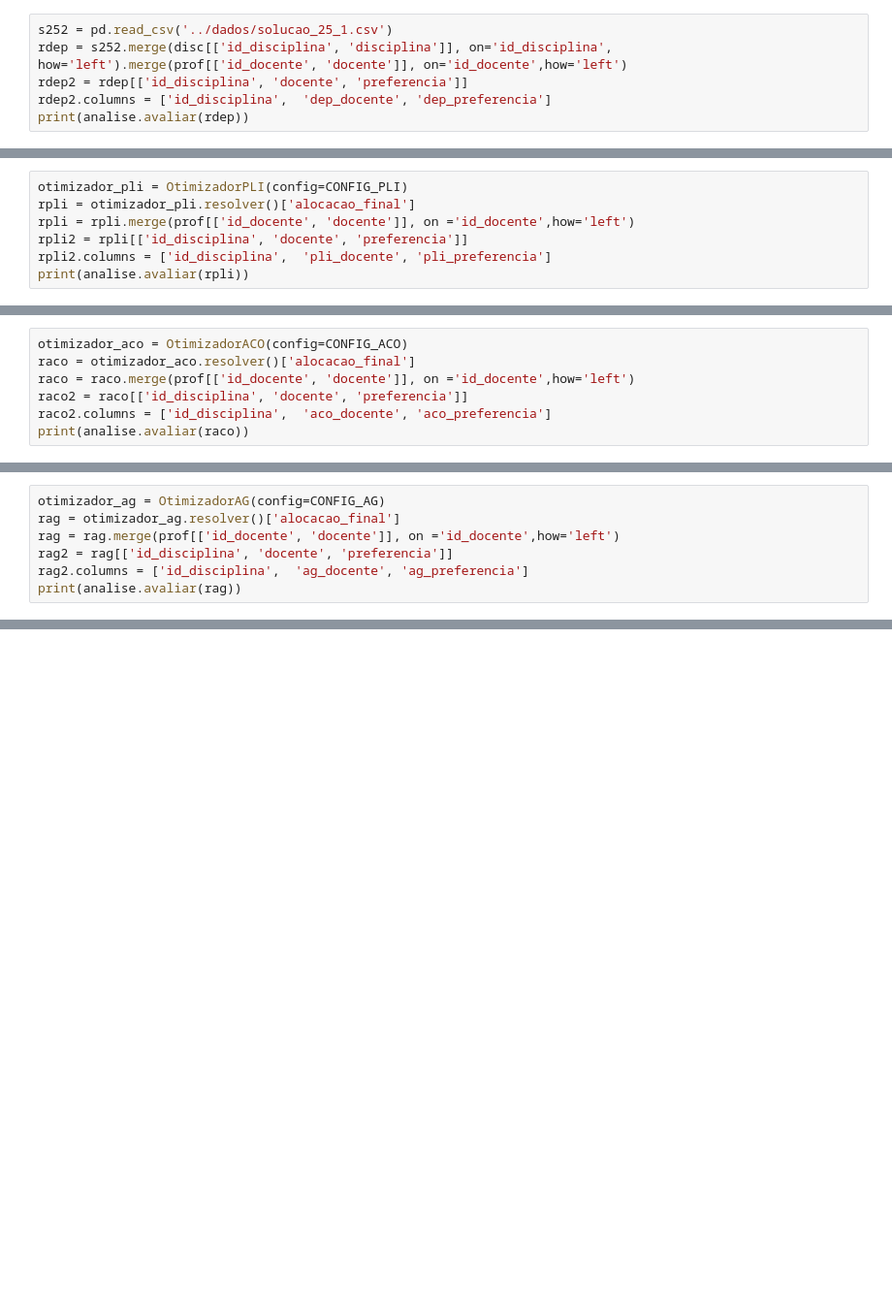
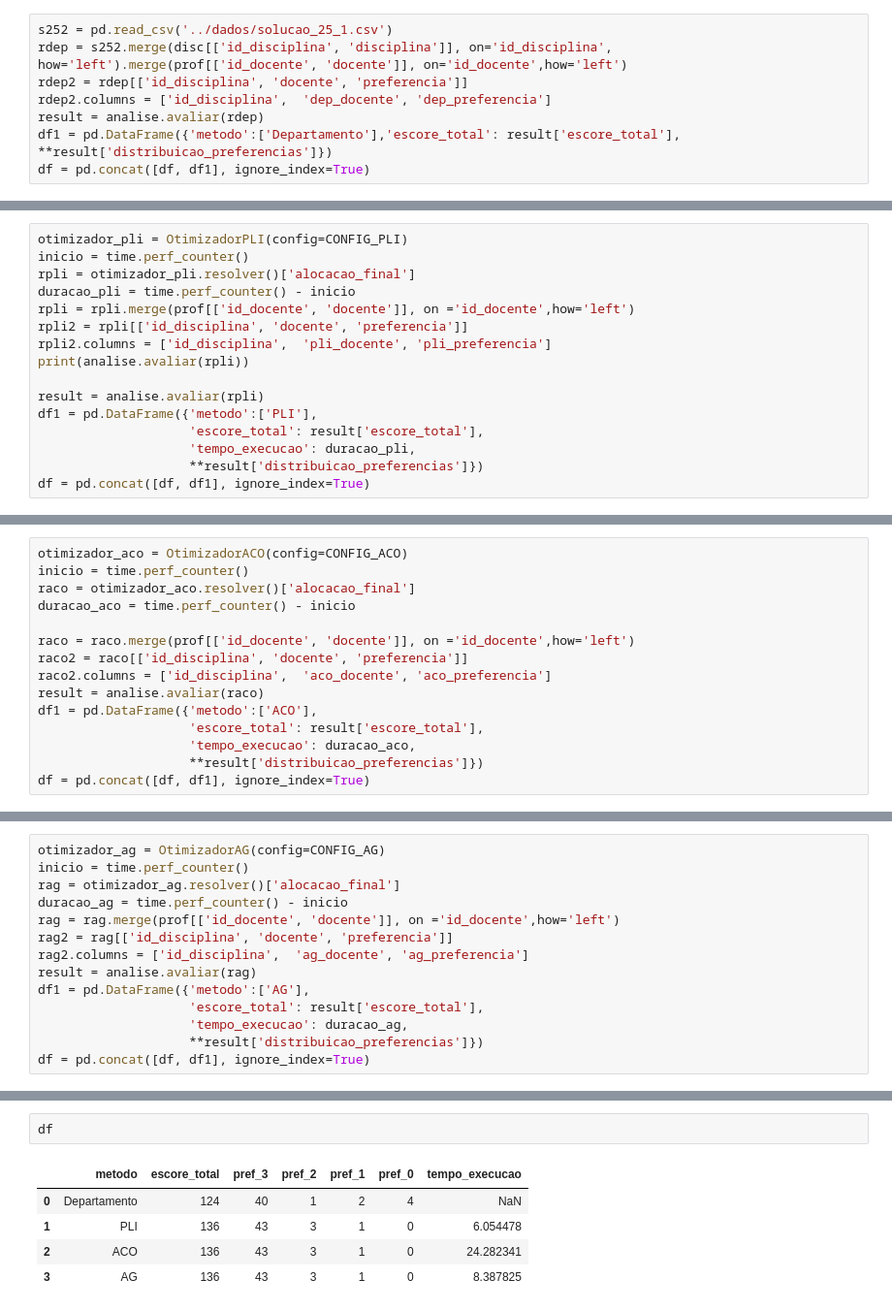
Before and after one commit to karl-peixoto/tcc_organizacao, a Jupyter notebook: codigos/analise_comparativa.ipynb, the cells around one changed output, grey strips where cells are left out. Shown at 97% size. Cells and saved outputs as stored; diff of their text form; blank space fills up the shorter version.

```diff
--- a/codigos/analise_comparativa.ipynb
+++ b/codigos/analise_comparativa.ipynb
@@ -90,4 +84,6 @@ s252 = pd.read_csv('../dados/solucao_25_1.csv')
 rdep = s252.merge(disc[['id_disciplina', 'disciplina']], on='id_disciplina', how='left').merge(prof[['id_docente', 'docente']], on='id_docente',how='left')
 rdep2 = rdep[['id_disciplina', 'docente', 'preferencia']]
 rdep2.columns = ['id_disciplina',  'dep_docente', 'dep_preferencia']
-print(analise.avaliar(rdep))
+result = analise.avaliar(rdep)
+df1 = pd.DataFrame({'metodo':['Departamento'],'escore_total': result['escore_total'], **result['distribuicao_preferencias']})
+df = pd.concat([df, df1], ignore_index=True)
@@ -96,10 +90,19 @@ print(analise.avaliar(rdep))
 # %%
 otimizador_pli = OtimizadorPLI(config=CONFIG_PLI)
+inicio = time.perf_counter()
 rpli = otimizador_pli.resolver()['alocacao_final']
+duracao_pli = time.perf_counter() - inicio
 rpli = rpli.merge(prof[['id_docente', 'docente']], on ='id_docente',how='left')
 rpli2 = rpli[['id_disciplina', 'docente', 'preferencia']]
 rpli2.columns = ['id_disciplina',  'pli_docente', 'pli_preferencia']
 print(analise.avaliar(rpli))
+
+result = analise.avaliar(rpli)
+df1 = pd.DataFrame({'metodo':['PLI'],
+                    'escore_total': result['escore_total'],
+                    'tempo_execucao': duracao_pli,
+                    **result['distribuicao_preferencias']})
+df = pd.concat([df, df1], ignore_index=True)
 # %% [output]
 Buscando dados no diretório: C:\Users\kmenezes\OneDrive - unb.br\tcc_organizacao\dados
 Dados brutos carregados.
@@ -126,10 +123,18 @@ Solução extraída e formatada.
 # %%
 otimizador_aco = OtimizadorACO(config=CONFIG_ACO)
+inicio = time.perf_counter()
 raco = otimizador_aco.resolver()['alocacao_final']
+duracao_aco = time.perf_counter() - inicio
+
 raco = raco.merge(prof[['id_docente', 'docente']], on ='id_docente',how='left')
 raco2 = raco[['id_disciplina', 'docente', 'preferencia']]
 raco2.columns = ['id_disciplina',  'aco_docente', 'aco_preferencia']
-print(analise.avaliar(raco))
+result = analise.avaliar(raco)
+df1 = pd.DataFrame({'metodo':['ACO'],
+                    'escore_total': result['escore_total'],
+                    'tempo_execucao': duracao_aco,
+                    **result['distribuicao_preferencias']})
+df = pd.concat([df, df1], ignore_index=True)
 # %% [output]
 Buscando dados no diretório: C:\Users\kmenezes\OneDrive - unb.br\tcc_organizacao\dados
 Dados brutos carregados.
@@ -171,10 +154,17 @@ raco2.columns = ['id_disciplina',  'aco_docente', 'aco_preferencia']
 # %%
 otimizador_ag = OtimizadorAG(config=CONFIG_AG)
+inicio = time.perf_counter()
 rag = otimizador_ag.resolver()['alocacao_final']
+duracao_ag = time.perf_counter() - inicio
 rag = rag.merge(prof[['id_docente', 'docente']], on ='id_docente',how='left')
 rag2 = rag[['id_disciplina', 'docente', 'preferencia']]
 rag2.columns = ['id_disciplina',  'ag_docente', 'ag_preferencia']
-print(analise.avaliar(rag))
+result = analise.avaliar(rag)
+df1 = pd.DataFrame({'metodo':['AG'],
+                    'escore_total': result['escore_total'],
+                    'tempo_execucao': duracao_ag,
+                    **result['distribuicao_preferencias']})
+df = pd.concat([df, df1], ignore_index=True)
 # %% [output]
 Buscando dados no diretório: C:\Users\kmenezes\OneDrive - unb.br\tcc_organizacao\dados
 Dados brutos carregados.
@@ -205,0 +190,8 @@ disc[['id_disciplina', 'disciplina']].merge(rdep2, on = 'id_disciplina', how='le
+# %%
+df
+# %% [output]
+|  | metodo | escore_total | pref_3 | pref_2 | pref_1 | pref_0 | tempo_execucao |
+| 0 | Departamento | 124 | 40 | 1 | 2 | 4 | NaN |
+| 1 | PLI | 136 | 43 | 3 | 1 | 0 | 6.054478 |
+| 2 | ACO | 136 | 43 | 3 | 1 | 0 | 24.282341 |
+| 3 | AG | 136 | 43 | 3 | 1 | 0 | 8.387825 |
```
Also changed, not shown: parts of 11 cells of this notebook, 10 other files.
